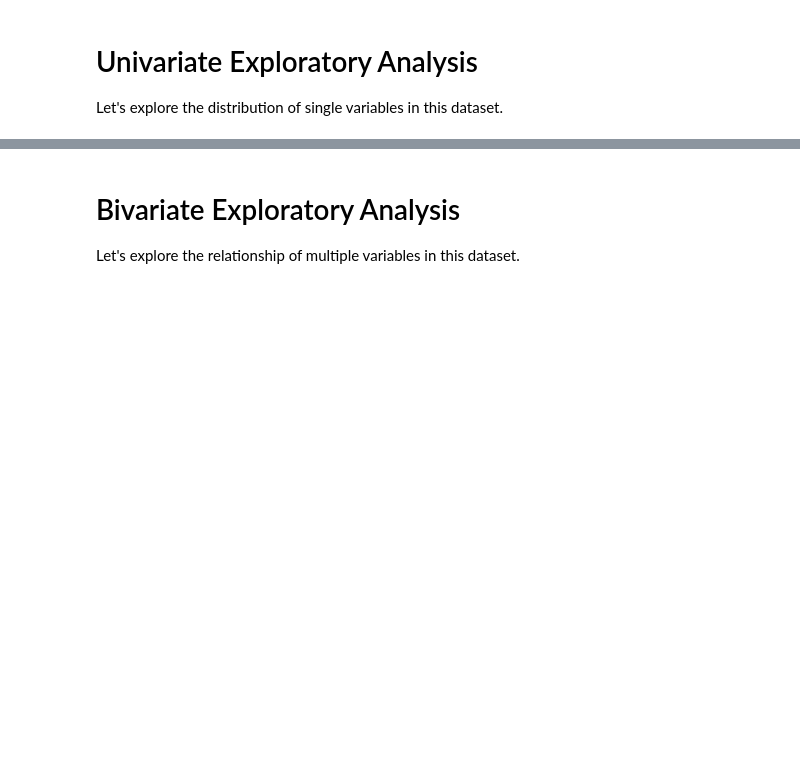
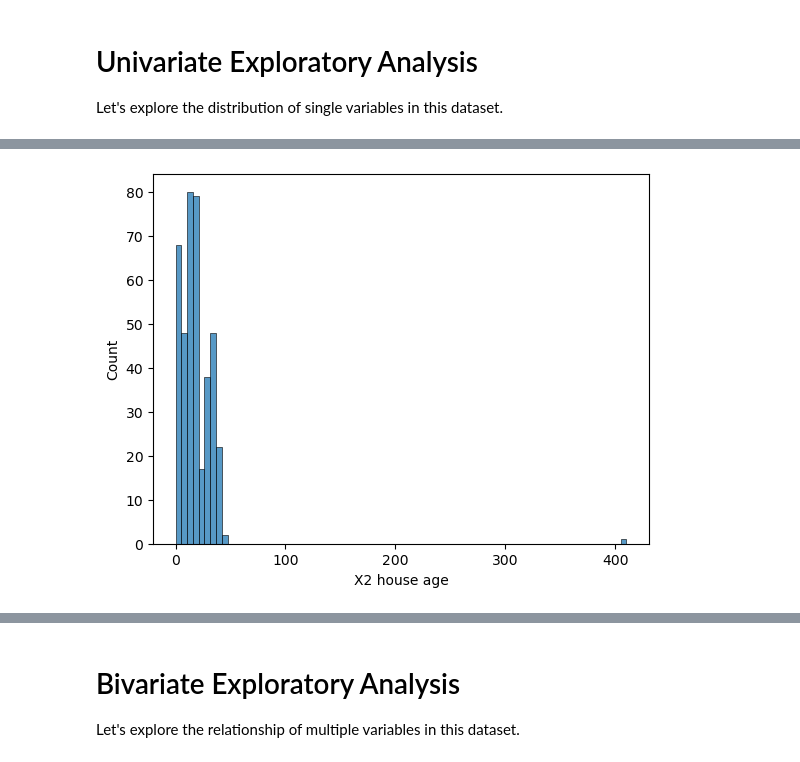
Before and after one commit to Alissa622/Rental-Pricing-Prediction-lab, a Jupyter notebook: code/data_prep/01explore.ipynb, the cells around one changed output, grey strips where cells are left out. Cells and saved outputs as stored; diff of their text form; code cells hidden in the pictures; blank space fills up the shorter version.

```diff
--- a/code/data_prep/01explore.ipynb
+++ b/code/data_prep/01explore.ipynb
@@ -41,7 +74,10 @@ plt.show()
 # %%
 # TODO : plot histogram of "X2 house age" using sns here
 # documentation: https://seaborn.pydata.org/generated/seaborn.histplot.html
-...
+sns.histplot(df["X2 house age"])
+plt.show()
+# %% [output]
+[figure, added]
 # %%
 # TODO : plot boxplot of "X2 house age" using sns here
 # documentation: https://seaborn.pydata.org/generated/seaborn.boxplot.html
```
Also changed, not shown: parts of 12 cells of this notebook.
